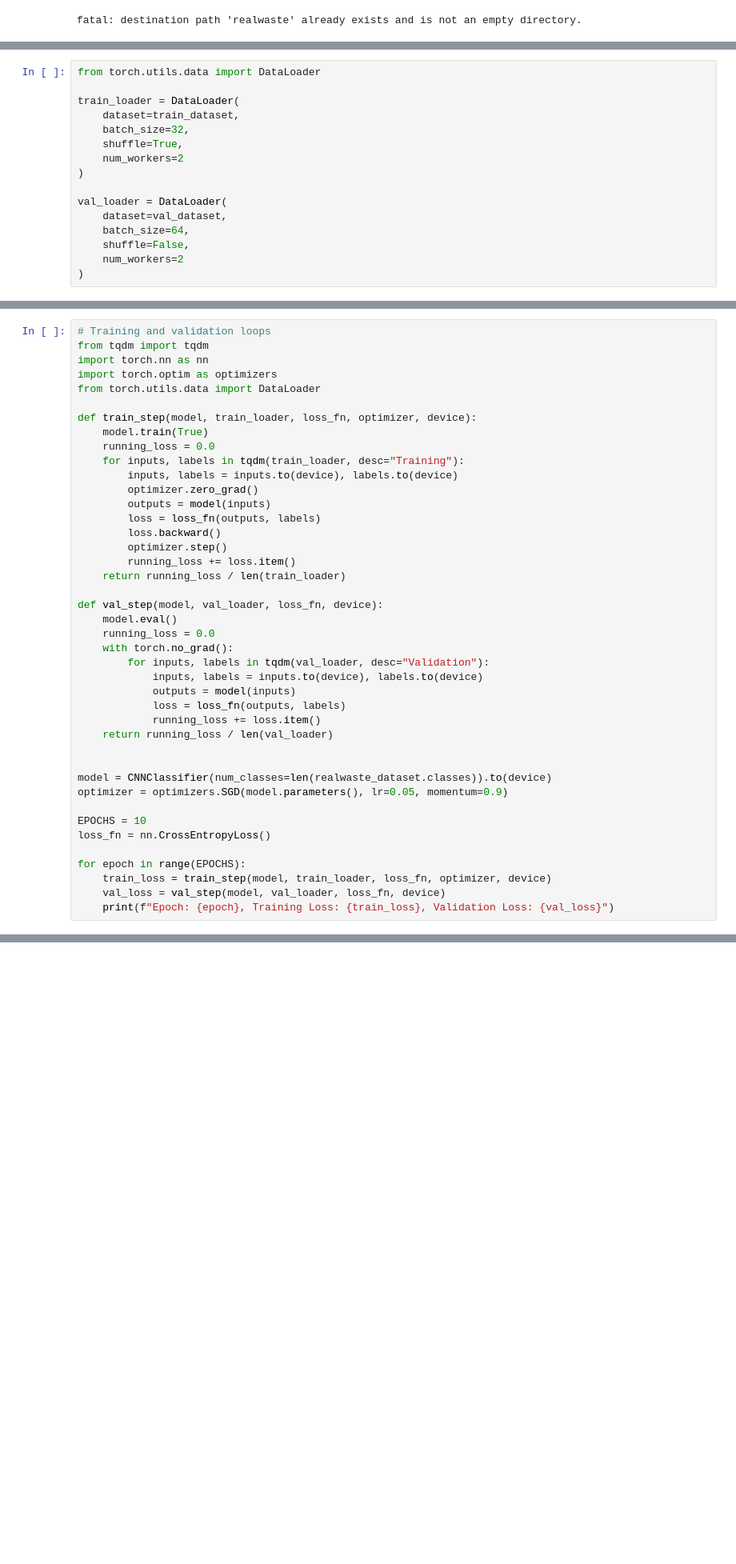
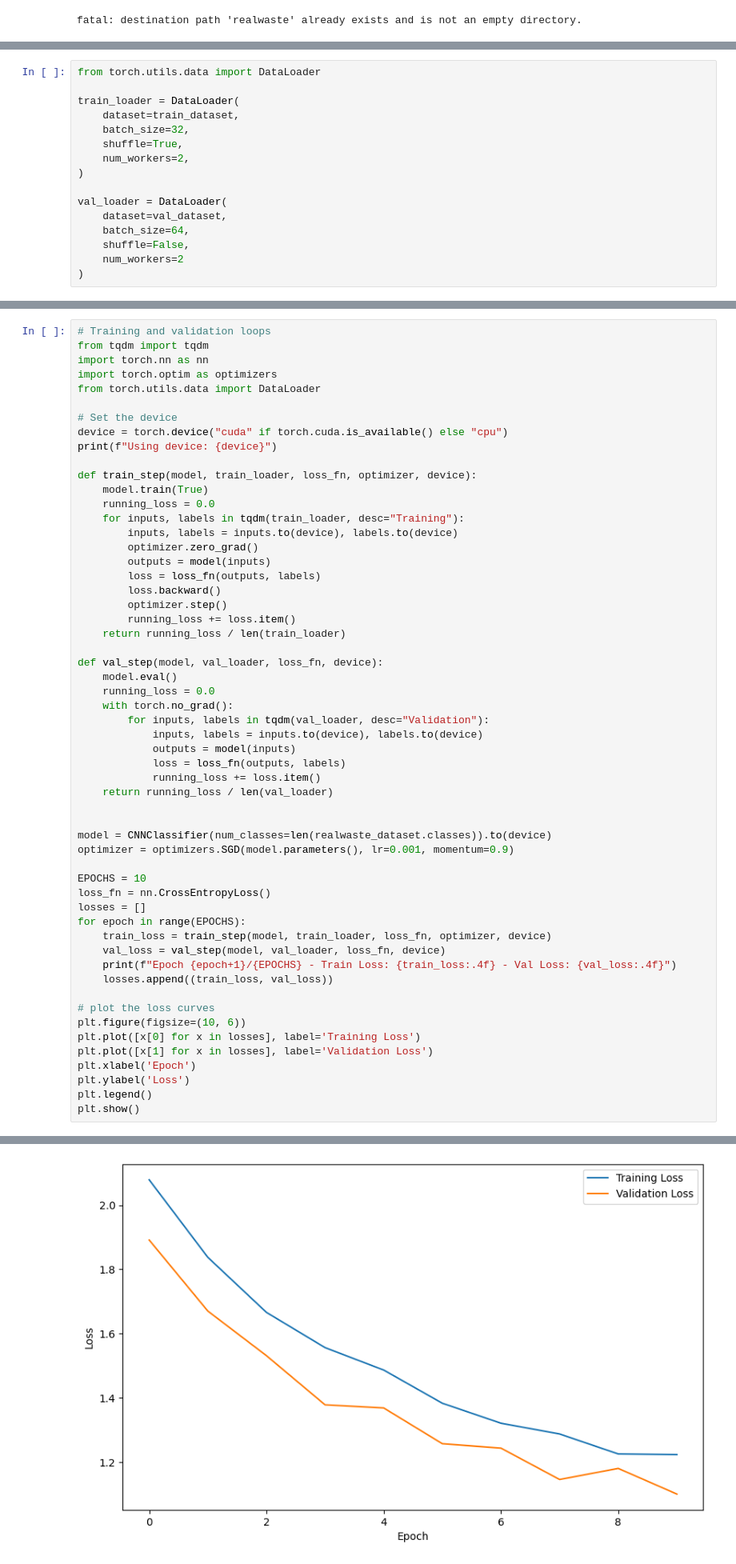
Before and after one commit to codebyrpp/Real-Waste-Classifier, a Jupyter notebook: notebook.ipynb, the cells around one changed output, grey strips where cells are left out. Shown: that part at 80% size. Saved outputs shown, nothing was run; the diff lists cells and outputs as text; blank space fills up the shorter version.

```diff
--- a/notebook.ipynb
+++ b/notebook.ipynb
@@ -255,7 +264,7 @@ train_loader = DataLoader(
     dataset=train_dataset,
     batch_size=32,
     shuffle=True,
-    num_workers=2
+    num_workers=2,
 )
 
 val_loader = DataLoader(
@@ -285,6 +288,10 @@ from tqdm import tqdm
 import torch.nn as nn
 import torch.optim as optimizers
 from torch.utils.data import DataLoader
+
+# Set the device
+device = torch.device("cuda" if torch.cuda.is_available() else "cpu")
+print(f"Using device: {device}")
 
 def train_step(model, train_loader, loss_fn, optimizer, device):
     model.train(True)
@@ -312,13 +319,23 @@ def val_step(model, val_loader, loss_fn, device):
 
 
 model = CNNClassifier(num_classes=len(realwaste_dataset.classes)).to(device)
-optimizer = optimizers.SGD(model.parameters(), lr=0.05, momentum=0.9)
+optimizer = optimizers.SGD(model.parameters(), lr=0.001, momentum=0.9)
 
 EPOCHS = 10
 loss_fn = nn.CrossEntropyLoss()
-
+losses = []
 for epoch in range(EPOCHS):
     train_loss = train_step(model, train_loader, loss_fn, optimizer, device)
     val_loss = val_step(model, val_loader, loss_fn, device)
-    print(f"Epoch: {epoch}, Training Loss: {train_loss}, Validation Loss: {val_loss}")
+    print(f"Epoch {epoch+1}/{EPOCHS} - Train Loss: {train_loss:.4f} - Val Loss: {val_loss:.4f}")
+    losses.append((train_loss, val_loss))
+
+# plot the loss curves
+plt.figure(figsize=(10, 6))
+plt.plot([x[0] for x in losses], label='Training Loss')
+plt.plot([x[1] for x in losses], label='Validation Loss')
+plt.xlabel('Epoch')
+plt.ylabel('Loss')
+plt.legend()
+plt.show()
 # %% [output]
@@ -326,3 +353,4 @@ Epoch: 0, Training Loss: 2.1663376230459948, Validation Loss: 2.1233359277248383
+[figure, added]
 # %% [markdown]
 ## Testing
 # %%
```
Also changed, not shown: parts of 6 cells of this notebook.
